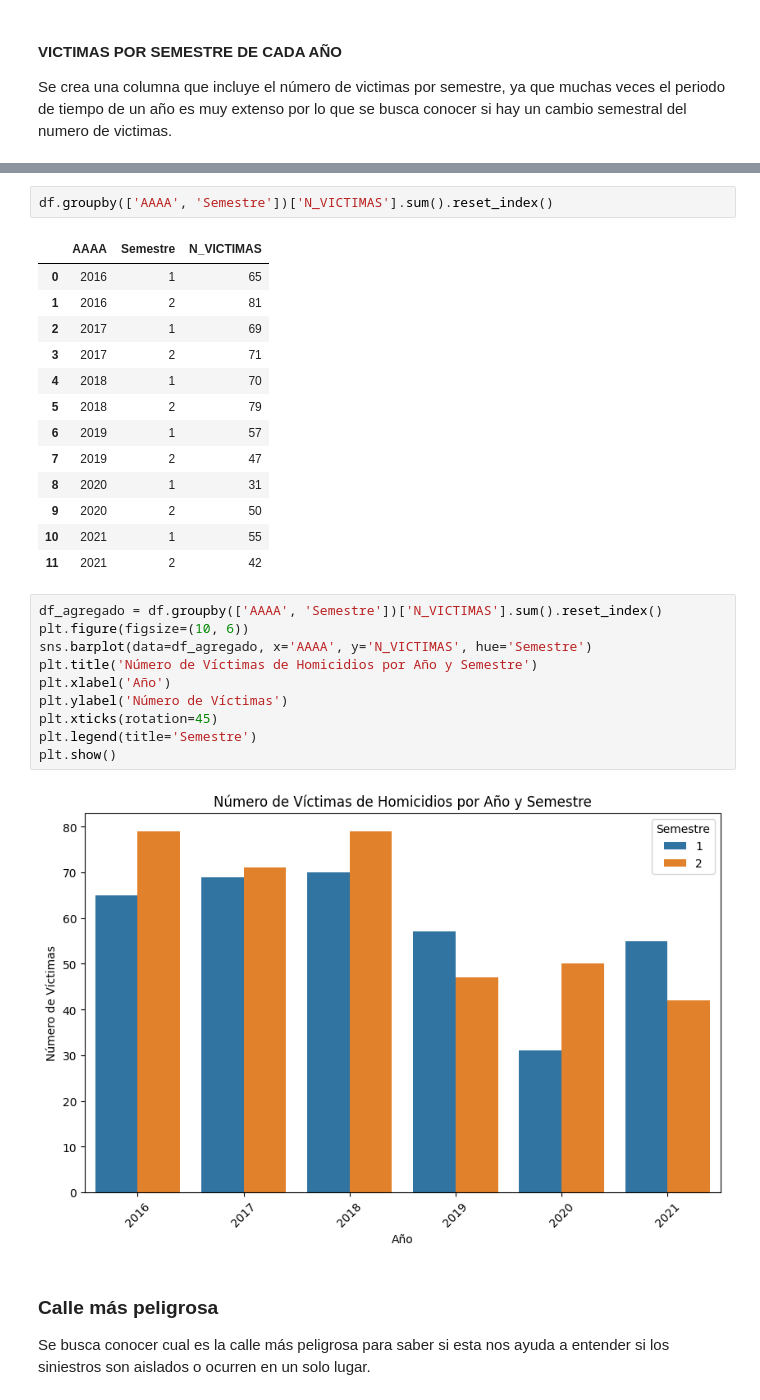
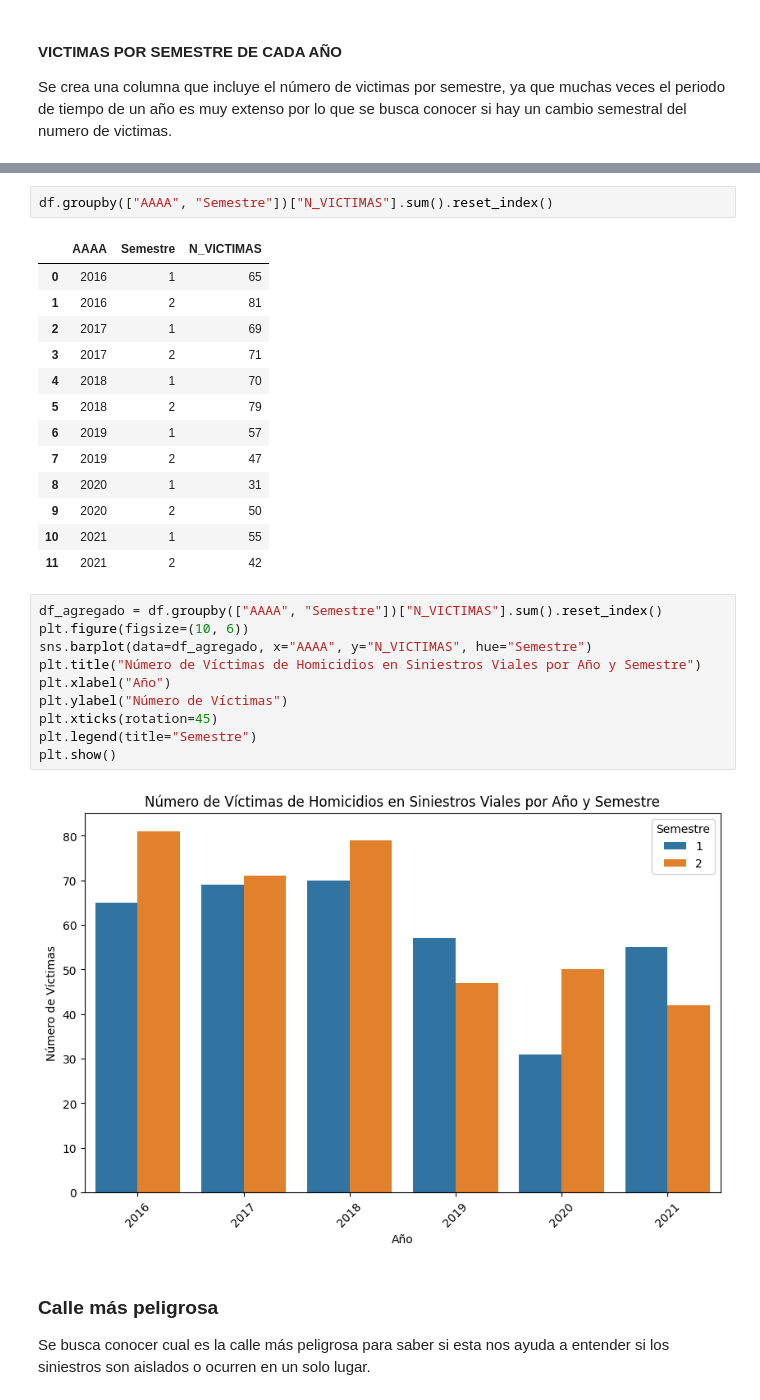
Before and after one commit to ReneSebastianJoo/PI-Henry-Vialidad, a Jupyter notebook: EDA.ipynb, the cells around one changed output, grey strips where cells are left out. Saved outputs shown, nothing was run; the diff lists cells and outputs as text.

```diff
--- a/EDA.ipynb
+++ b/EDA.ipynb
@@ -475,5 +475,5 @@ df['Semestre'] = df['MM'].apply(determinar_semestre)
 # %%
-df.groupby(['AAAA', 'Semestre'])['N_VICTIMAS'].sum().reset_index()
+df.groupby(["AAAA", "Semestre"])["N_VICTIMAS"].sum().reset_index()
 # %% [output]
 |  | AAAA | Semestre | N_VICTIMAS |
 | 0 | 2016 | 1 | 65 |
@@ -489,17 +489,17 @@ df.groupby(['AAAA', 'Semestre'])['N_VICTIMAS'].sum().reset_index()
 | 10 | 2021 | 1 | 55 |
 | 11 | 2021 | 2 | 42 |
 # %%
-df_agregado = df.groupby(['AAAA', 'Semestre'])['N_VICTIMAS'].sum().reset_index()
+df_agregado = df.groupby(["AAAA", "Semestre"])["N_VICTIMAS"].sum().reset_index()
 plt.figure(figsize=(10, 6))
-sns.barplot(data=df_agregado, x='AAAA', y='N_VICTIMAS', hue='Semestre')
-plt.title('Número de Víctimas de Homicidios por Año y Semestre')
-plt.xlabel('Año')
-plt.ylabel('Número de Víctimas')
+sns.barplot(data=df_agregado, x="AAAA", y="N_VICTIMAS", hue="Semestre")
+plt.title("Número de Víctimas de Homicidios en Siniestros Viales por Año y Semestre")
+plt.xlabel("Año")
+plt.ylabel("Número de Víctimas")
 plt.xticks(rotation=45)
-plt.legend(title='Semestre')
+plt.legend(title="Semestre")
 plt.show()
 # %% [output]
-[figure, old version]
+[figure, new version]
 # %% [markdown]
 ### Calle más peligrosa
 
```
Also changed, not shown: parts of 41 cells of this notebook, 1 other file.
